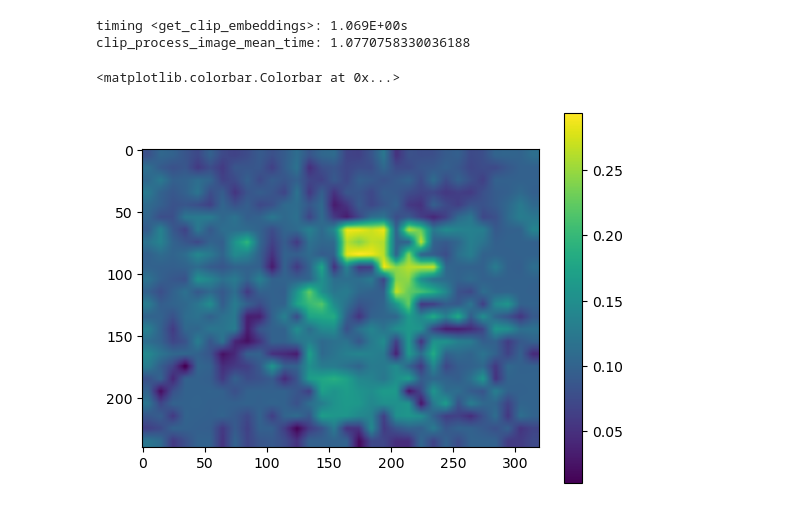
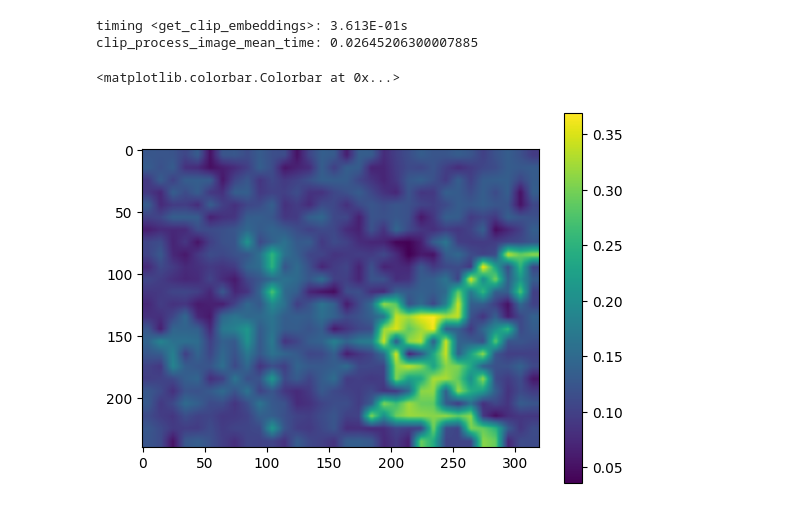
Before and after one commit to RogerQi/Patched_CLIP, a Jupyter notebook: example.ipynb, the cells around one changed output. Saved outputs shown, nothing was run; the diff lists cells and outputs as text; code cells hidden in the pictures.

```diff
--- a/example.ipynb
+++ b/example.ipynb
@@ -13,7 +13,7 @@ from patched_clip.patched_clip import CLIP_args, get_clip_embeddings, load_clip,
 from patched_clip import modified_clip
 # %%
 model, preprocess = load_clip()
-device = 'cpu'
+device = CLIP_args.device
 # %%
 # text
 class_list = ['chair', 'computer monitor', 'background', 'shelf', 'table', 'wall', 'floor']
@@ -35,7 +35,6 @@ Compose(
 )
 # %%
 image_paths = ['test.jpg']
-device = 'cpu'
 # %%
 # CLIP_args.clip_model_name = CLIPArgs.model_type
 # CLIP_args.device = device
@@ -92,15 +91,15 @@ with torch.no_grad():
                                       skip_center_crop=high_res_feature)
     descriptors = descriptors.to(device)  # BCHW
 # %% [output]
-timing <get_clip_embeddings>: 1.069E+00s
-clip_process_image_mean_time: 1.0770758330036188
+timing <get_clip_embeddings>: 3.613E-01s
+clip_process_image_mean_time: 0.02645206300007885
 # %%
 patch_features_bchw = descriptors / descriptors.norm(dim=1, keepdim=True)
 similarity_mat_bhwc = einsum(patch_features_bchw, text_features, 'b c h w, d c -> b d h w')
 similarity_mat_bhwc = F.interpolate(similarity_mat_bhwc, size=(240, 320), mode='bilinear', align_corners=False)
-heatmap = similarity_mat_bhwc[0, 1, :, :].numpy()
+heatmap = similarity_mat_bhwc[0, 0, :, :].cpu().numpy()
 plt.imshow(heatmap)
 plt.colorbar()
 # %% [output]
 <matplotlib.colorbar.Colorbar at 0x...>
-[figure, old version]
+[figure, new version]
```
Also changed, not shown: parts of 4 cells of this notebook.
